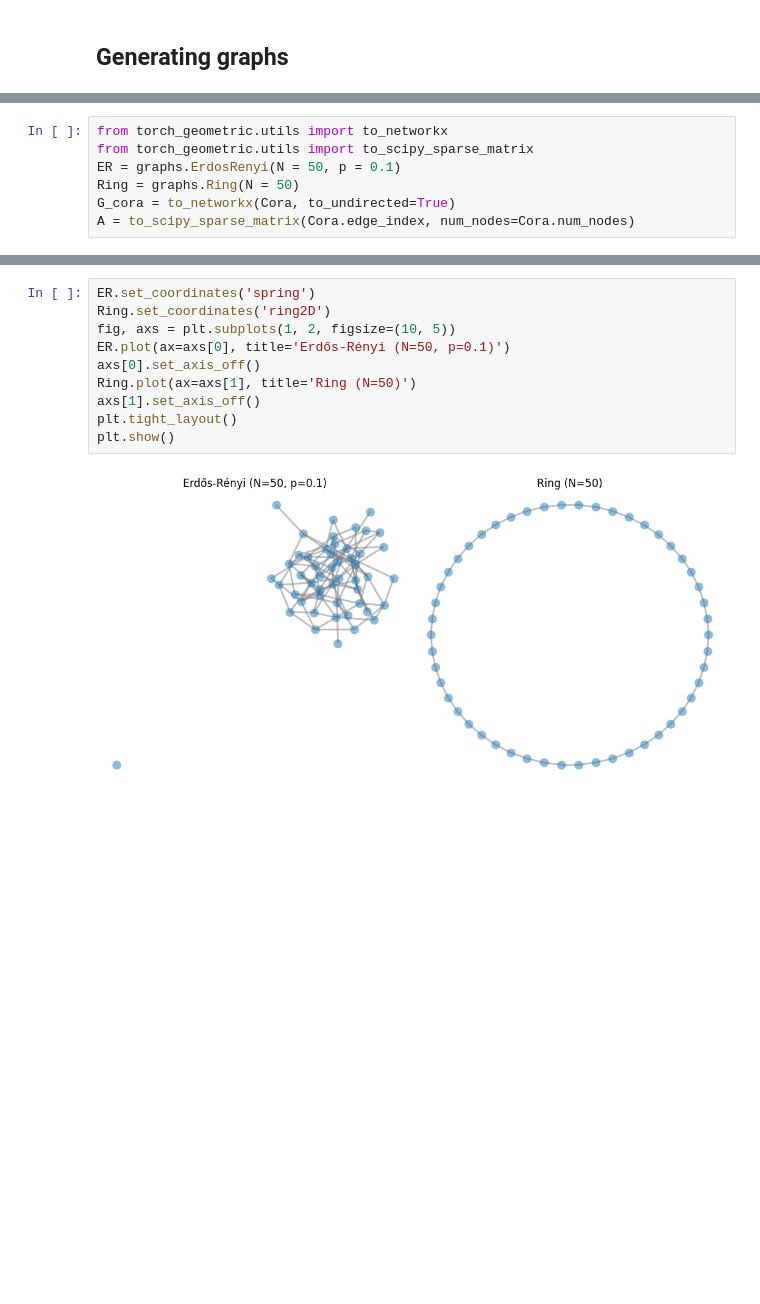
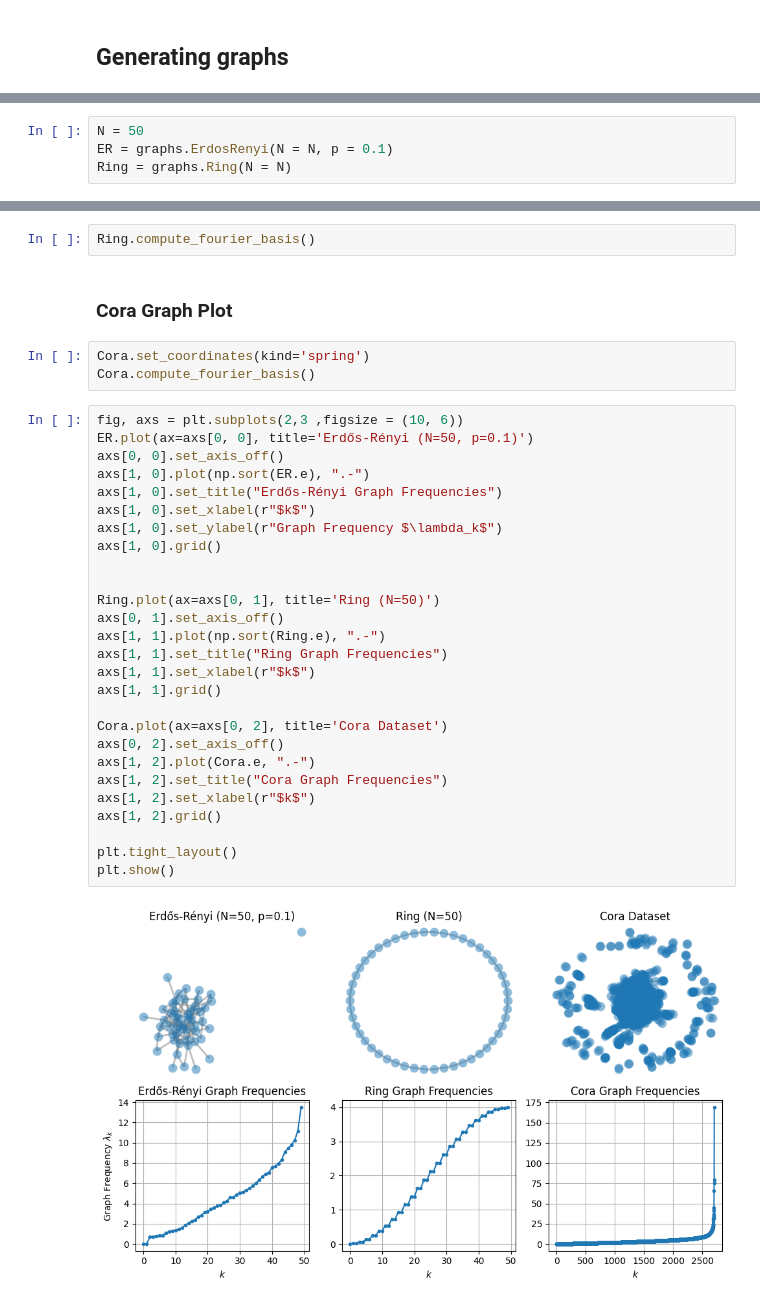
Before and after one commit to QuiteFiber93/eel6878, a Jupyter notebook: hw4/hwy.ipynb, the cells around one changed output, grey strips where cells are left out. Cells and saved outputs as stored; diff of their text form; blank space fills up the shorter version.

```diff
--- a/hw4/hwy.ipynb
+++ b/hw4/hwy.ipynb
@@ -102,7 +118,4 @@ Done!
 # %%
-from torch_geometric.utils import to_networkx
-from torch_geometric.utils import to_scipy_sparse_matrix
-ER = graphs.ErdosRenyi(N = 50, p = 0.1)
-Ring = graphs.Ring(N = 50)
-G_cora = to_networkx(Cora, to_undirected=True)
-A = to_scipy_sparse_matrix(Cora.edge_index, num_nodes=Cora.num_nodes)
+N = 50
+ER = graphs.ErdosRenyi(N = N, p = 0.1)
+Ring = graphs.Ring(N = N)
@@ -109,12 +131,36 @@ A = to_scipy_sparse_matrix(Cora.edge_index, num_nodes=Cora.num_nodes)
+# %%
+Ring.compute_fourier_basis()
+# %% [markdown]
+### Cora Graph Plot
+# %%
+Cora.set_coordinates(kind='spring')
+Cora.compute_fourier_basis()
 # %%
-ER.set_coordinates('spring')
-Ring.set_coordinates('ring2D')
-fig, axs = plt.subplots(1, 2, figsize=(10, 5))
-ER.plot(ax=axs[0], title='Erdős-Rényi (N=50, p=0.1)')
-axs[0].set_axis_off()
-Ring.plot(ax=axs[1], title='Ring (N=50)')
-axs[1].set_axis_off()
+fig, axs = plt.subplots(2,3 ,figsize = (10, 6))
+ER.plot(ax=axs[0, 0], title='Erdős-Rényi (N=50, p=0.1)')
+axs[0, 0].set_axis_off()
+axs[1, 0].plot(np.sort(ER.e), ".-")
+axs[1, 0].set_title("Erdős-Rényi Graph Frequencies")
+axs[1, 0].set_xlabel(r"$k$")
+axs[1, 0].set_ylabel(r"Graph Frequency $\lambda_k$")
+axs[1, 0].grid()
+
+
+Ring.plot(ax=axs[0, 1], title='Ring (N=50)')
+axs[0, 1].set_axis_off()
+axs[1, 1].plot(np.sort(Ring.e), ".-")
+axs[1, 1].set_title("Ring Graph Frequencies")
+axs[1, 1].set_xlabel(r"$k$")
+axs[1, 1].grid()
+
+Cora.plot(ax=axs[0, 2], title='Cora Dataset')
+axs[0, 2].set_axis_off()
+axs[1, 2].plot(Cora.e, ".-")
+axs[1, 2].set_title("Cora Graph Frequencies")
+axs[1, 2].set_xlabel(r"$k$")
+axs[1, 2].grid()
+
 plt.tight_layout()
 plt.show()
 # %% [output]
-[figure, old version]
+[figure, new version]
```
Also changed, not shown: parts of 38 cells of this notebook.
